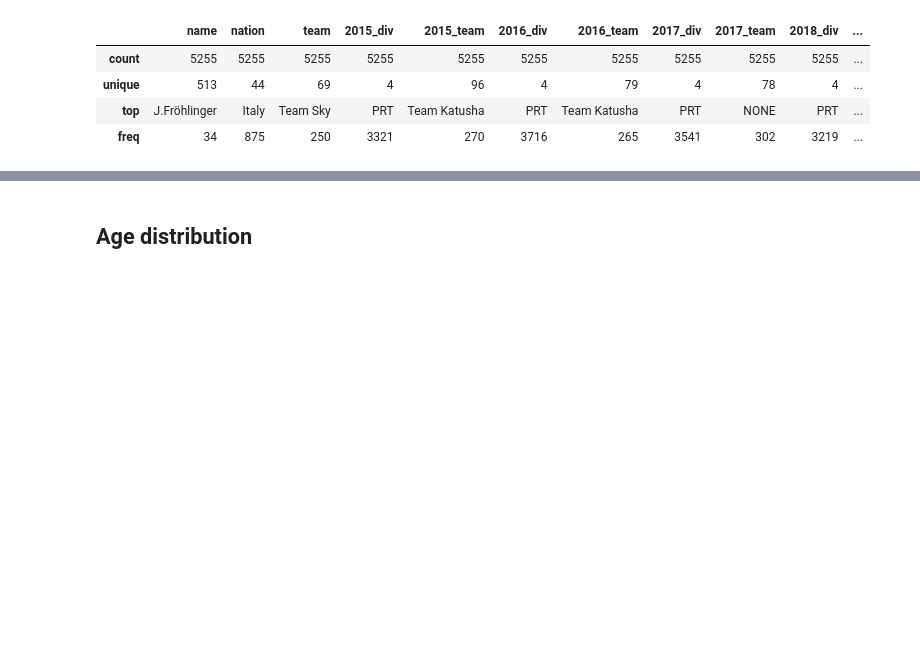
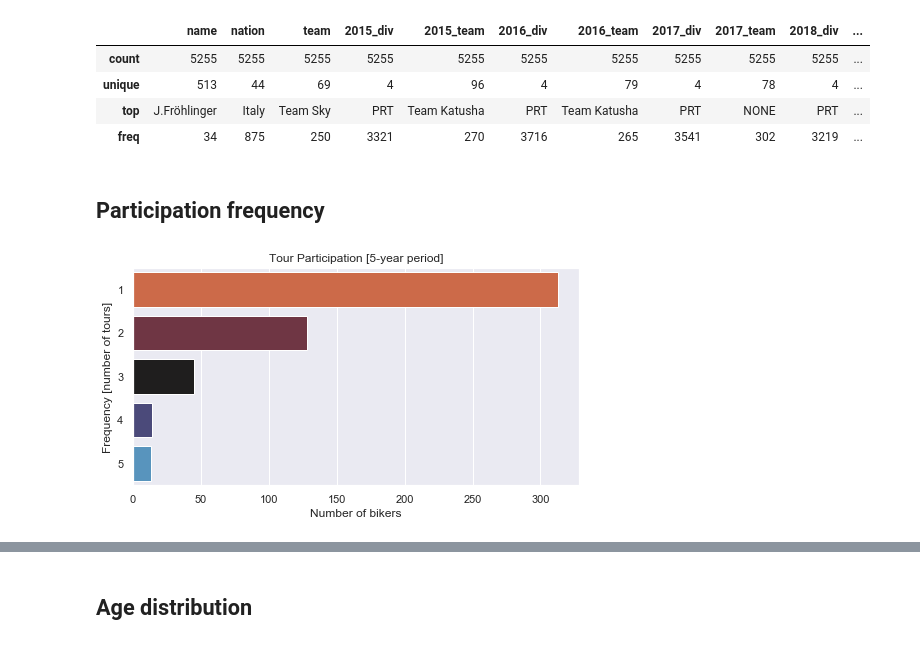
Before and after one commit to norbertstrzelecki/tour_de_pologne_top10, a Jupyter notebook: tdp_2_3_data_statistics_visualization.ipynb, the cells around one changed output, grey strips where cells are left out. Saved outputs shown, nothing was run; the diff lists cells and outputs as text; code cells hidden in the pictures; blank space fills up the shorter version.

Commit message:
Updated tour participation barplots

```diff
--- a/tdp_2_3_data_statistics_visualization.ipynb
+++ b/tdp_2_3_data_statistics_visualization.ipynb
@@ -89,3 +89,21 @@ biker_class.describe(include='object')
 | unique | 513 | 44 | 69 | 4 | 96 | 4 | 79 | 4 | 78 | 4 | ... |
 | top | J.Fröhlinger | Italy | Team Sky | PRT | Team Katusha | PRT | Team Katusha | PRT | NONE | PRT | ... |
 | freq | 34 | 875 | 250 | 3321 | 270 | 3716 | 265 | 3541 | 302 | 3219 | ... |
+# %% [markdown]
+## Participation frequency
+# %%
+# Allover biker participation frequency in all tours
+part_distribution = biker_class[['name','year']].drop_duplicates().groupby('name').count().sort_values('year', ascending=False)
+
+plt.figure(figsize=(8,4))
+sns.countplot(y='year',
+              data=part_distribution,
+              order=part_distribution['year'].value_counts().index,
+              palette="icefire_r")
+plt.title('Tour Participation [5-year period]')
+plt.xticks(rotation=0)
+plt.ylabel('Frequency [number of tours]')
+plt.xlabel('Number of bikers')
+plt.show()
+# %% [output]
+[figure, added]
```
Also changed, not shown: parts of 5 cells of this notebook.
